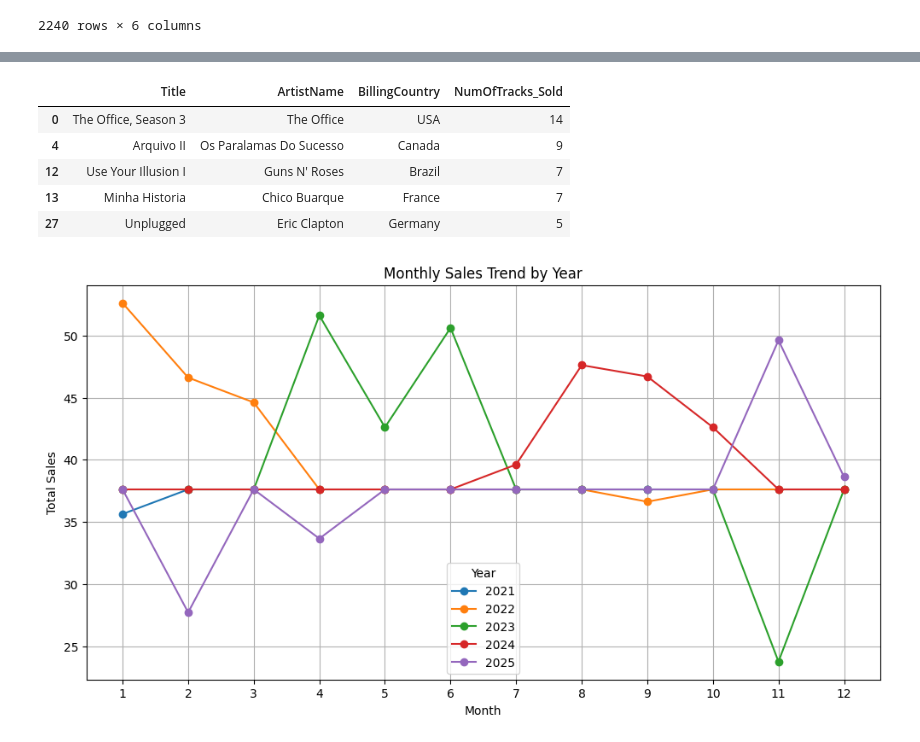
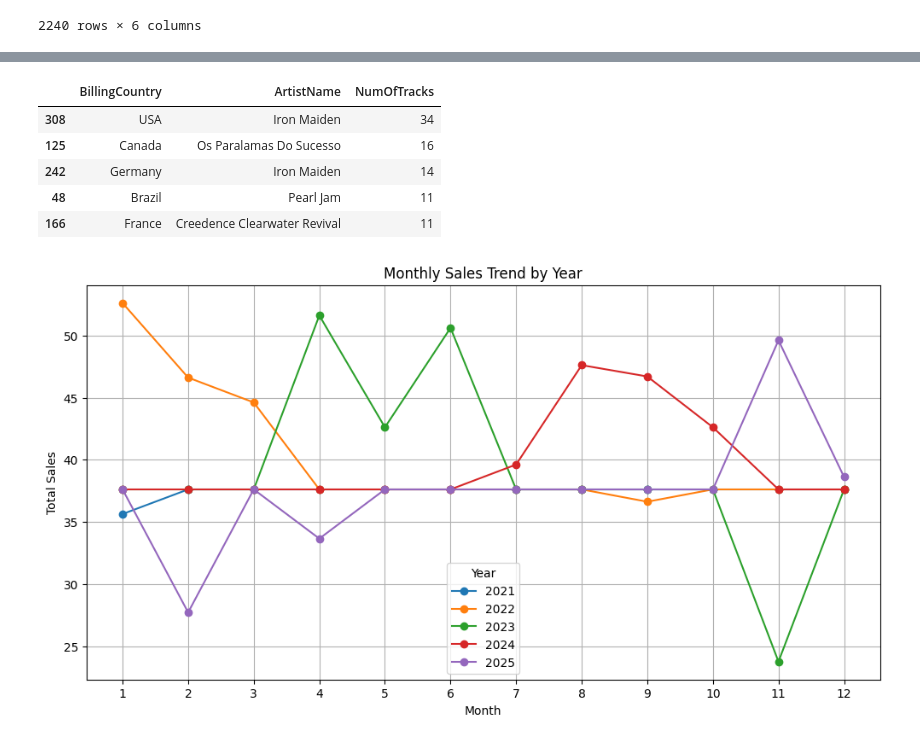
Before and after one commit to SobhanSalarian/MusicStore, a Jupyter notebook: notebooks/AnalyzingTheData.ipynb, the cells around one changed output, grey strips where cells are left out. Cells and saved outputs as stored; diff of their text form; code cells hidden in the pictures.

```diff
--- a/notebooks/AnalyzingTheData.ipynb
+++ b/notebooks/AnalyzingTheData.ipynb
@@ -183,17 +203,15 @@ track_albums_invoiceline
 # %%
-track_albums_invoiceline_invoice = pd.merge(track_albums_invoiceline , d.invoice[['InvoiceId', 'BillingCountry']] , on='InvoiceId' )
-
-track_albums_invoiceline_invoice
 top5favCountries=track_albums_invoiceline_invoice[track_albums_invoiceline_invoice['BillingCountry'].isin(top5Countries)]
-gropedtrack_albums_invoiceline_invoice = top5favCountries.groupby(['Title' ,'ArtistName','BillingCountry' ]).agg(NumOfTracks_Sold =('InvoiceLineId' , 'count')).sort_values(by='NumOfTracks_Sold' ,ascending= False).reset_index().drop_duplicates(subset='BillingCountry')
-gropedtrack_albums_invoiceline_invoice
+gropedtrack_albums_invoiceline_invoice = top5favCountries.groupby(['BillingCountry','ArtistName' ]).agg(NumOfTracks_Sold =('InvoiceLineId' , 'count')).sort_values(by='NumOfTracks_Sold' ,ascending= False).reset_index()
+finalGropedtrack_albums_invoiceline_invoice = gropedtrack_albums_invoiceline_invoice.groupby(['BillingCountry','ArtistName' ]).agg(NumOfTracks = ('NumOfTracks_Sold' , 'sum')).reset_index().sort_values(by='NumOfTracks',ascending=False).drop_duplicates(subset='BillingCountry')
+finalGropedtrack_albums_invoiceline_invoice
 # %% [output]
-|  | Title | ArtistName | BillingCountry | NumOfTracks_Sold |
-| 0 | The Office, Season 3 | The Office | USA | 14 |
-| 4 | Arquivo II | Os Paralamas Do Sucesso | Canada | 9 |
-| 12 | Use Your Illusion I | Guns N' Roses | Brazil | 7 |
-| 13 | Minha Historia | Chico Buarque | France | 7 |
-| 27 | Unplugged | Eric Clapton | Germany | 5 |
+|  | BillingCountry | ArtistName | NumOfTracks |
+| 308 | USA | Iron Maiden | 34 |
+| 125 | Canada | Os Paralamas Do Sucesso | 16 |
+| 242 | Germany | Iron Maiden | 14 |
+| 48 | Brazil | Pearl Jam | 11 |
+| 166 | France | Creedence Clearwater Revival | 11 |
 # %%
 d.invoice['InvoiceDate'] = pd.to_datetime(d.invoice['InvoiceDate'])
 
```
Also changed, not shown: parts of 3 cells of this notebook, 1 other file.
